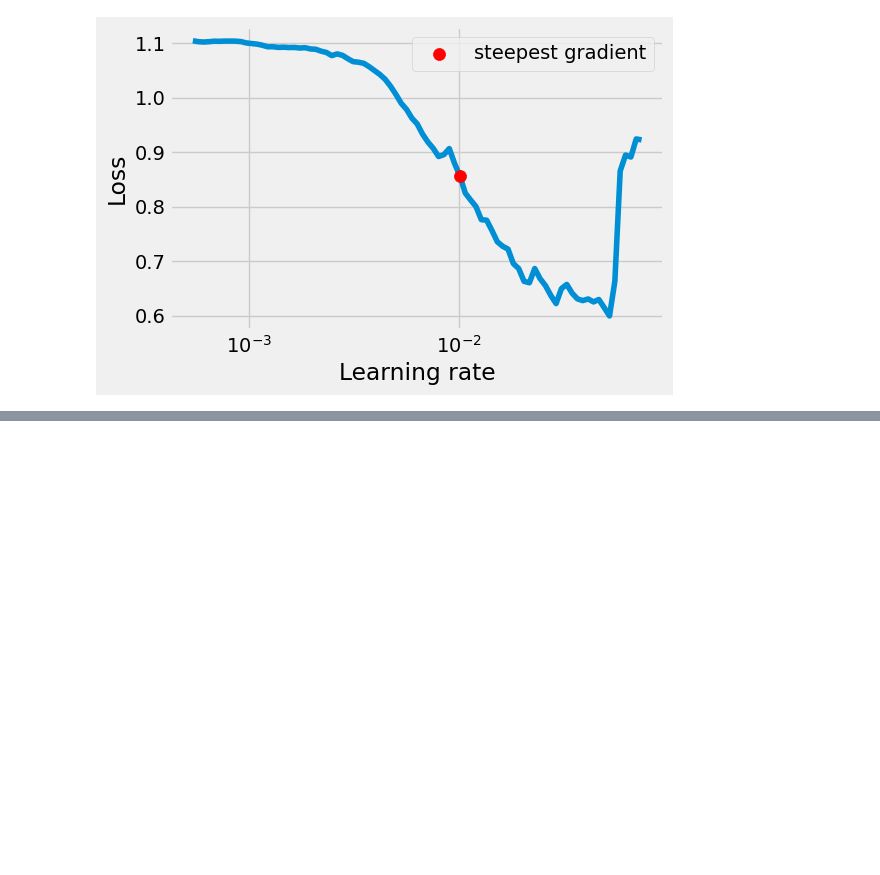
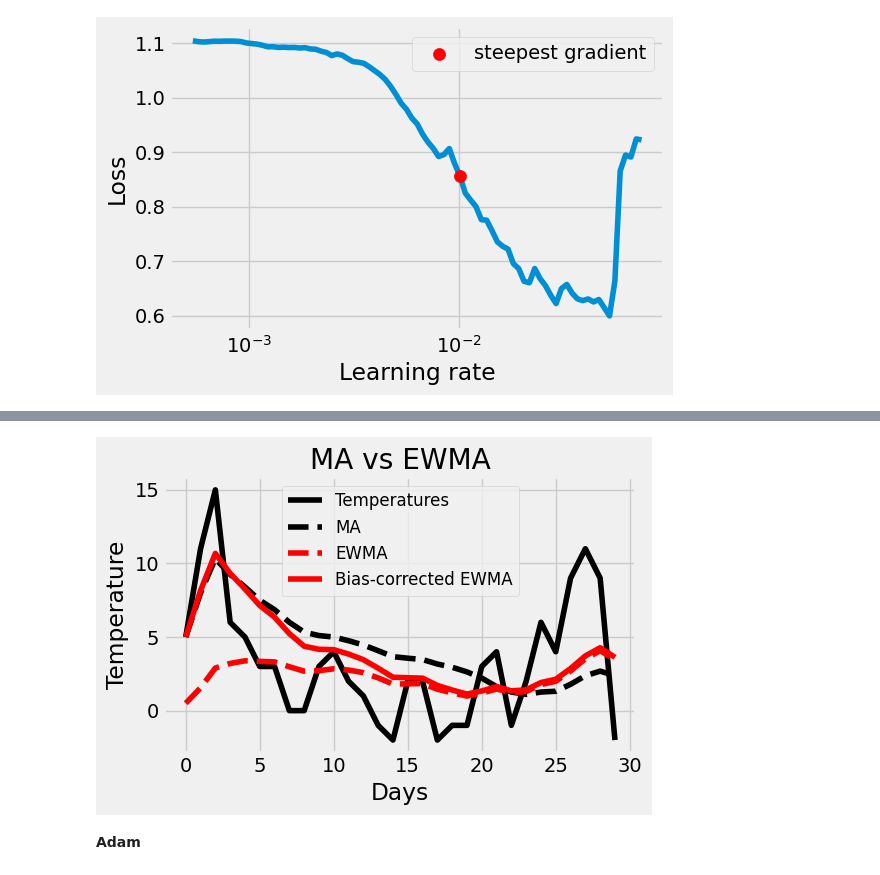
Before and after one commit to ejaj/pytorch-deep, a Jupyter notebook: Rock-Paper-Scissors.ipynb, the cells around one changed output, grey strips where cells are left out. Cells and saved outputs as stored; diff of their text form; code cells hidden in the pictures; blank space fills up the shorter version.

```diff
--- a/Rock-Paper-Scissors.ipynb
+++ b/Rock-Paper-Scissors.ipynb
@@ -534,0 +582,9 @@ Suggested LR: 1.01E-02
+# %%
+temperatures = np.array([5, 11, 15, 6, 5, 3, 3, 0, 0, 3, 4, 2, 1,
+    -1, -2, 2, 2, -2, -1, -1, 3, 4, -1, 2, 6, 4, 9, 11, 9, -2])
+
+fig = ma_vs_ewma(temperatures, periods=19)
+# %% [output]
+[figure, added]
+# %% [markdown]
+**Adam**
```
Also changed, not shown: parts of 52 cells of this notebook.
